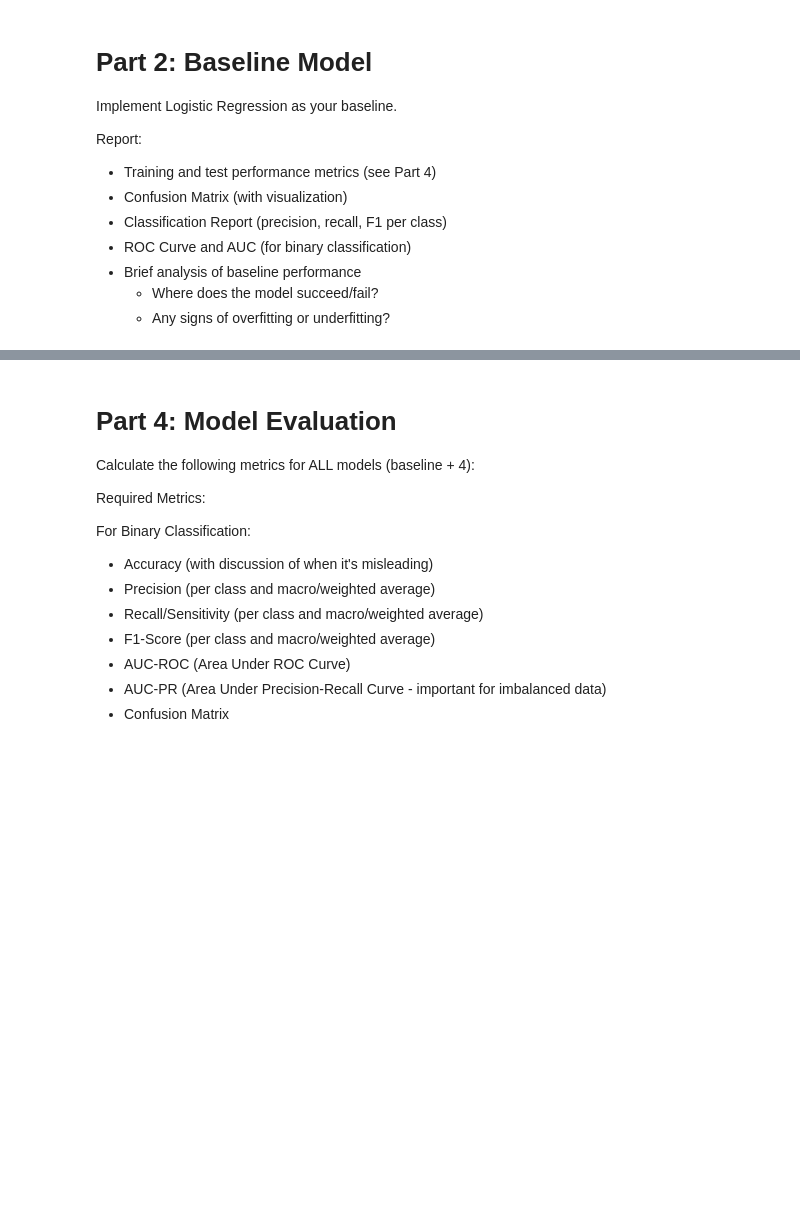
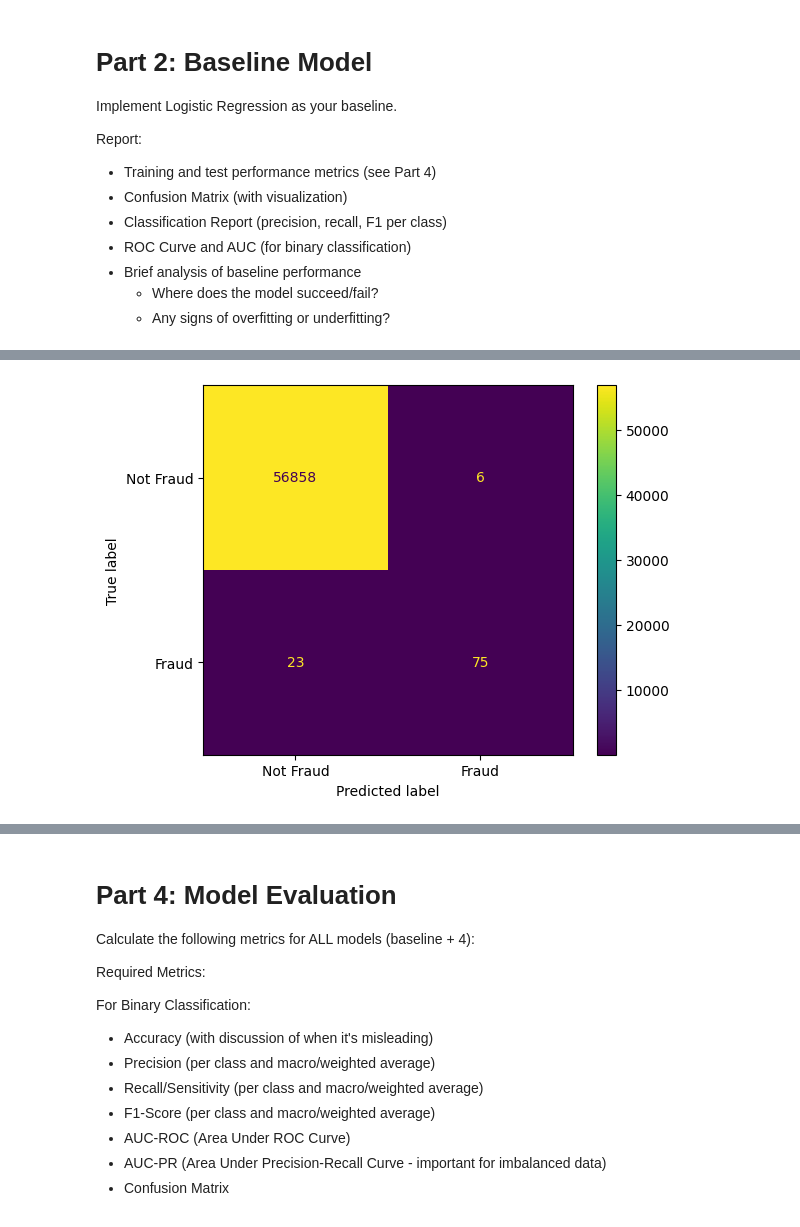
Before and after one commit to CruzJua/ClassificationModelsExploration, a Jupyter notebook: main.ipynb, the cells around one changed output, grey strips where cells are left out. Saved outputs shown, nothing was run; the diff lists cells and outputs as text; code cells hidden in the pictures; blank space fills up the shorter version.

```diff
--- a/main.ipynb
+++ b/main.ipynb
@@ -175,3 +293,12 @@ model_config = { <br>
 - For tree-based: Visualize decision tree (if feasible)
 - For SVM: Discuss kernel choice
 - For KNN: Justify k value selection
+# %%
+from sklearn.ensemble import RandomForestClassifier
+
+model = RandomForestClassifier()
+start_time = time.time()
+model.fit(feature_train_res, target_train_res)
+RFC_training_time = time.time() - start_time
+print("Total time spent training: ", RFC_training_time) # 302.50417494773865
+y_pred = model.predict(feature_test)
@@ -177,0 +335,7 @@ model_config = { <br>
+# %%
+confusion_matrix_RFC = confusion_matrix(y_true=target_test, y_pred=y_pred)
+matrix_RFC = ConfusionMatrixDisplay(confusion_matrix=confusion_matrix_RFC, display_labels=['Not Fraud', 'Fraud'])
+matrix_RFC.plot()
+plt.show()
+# %% [output]
+[figure, added]
```
Also changed, not shown: parts of 37 cells of this notebook.
